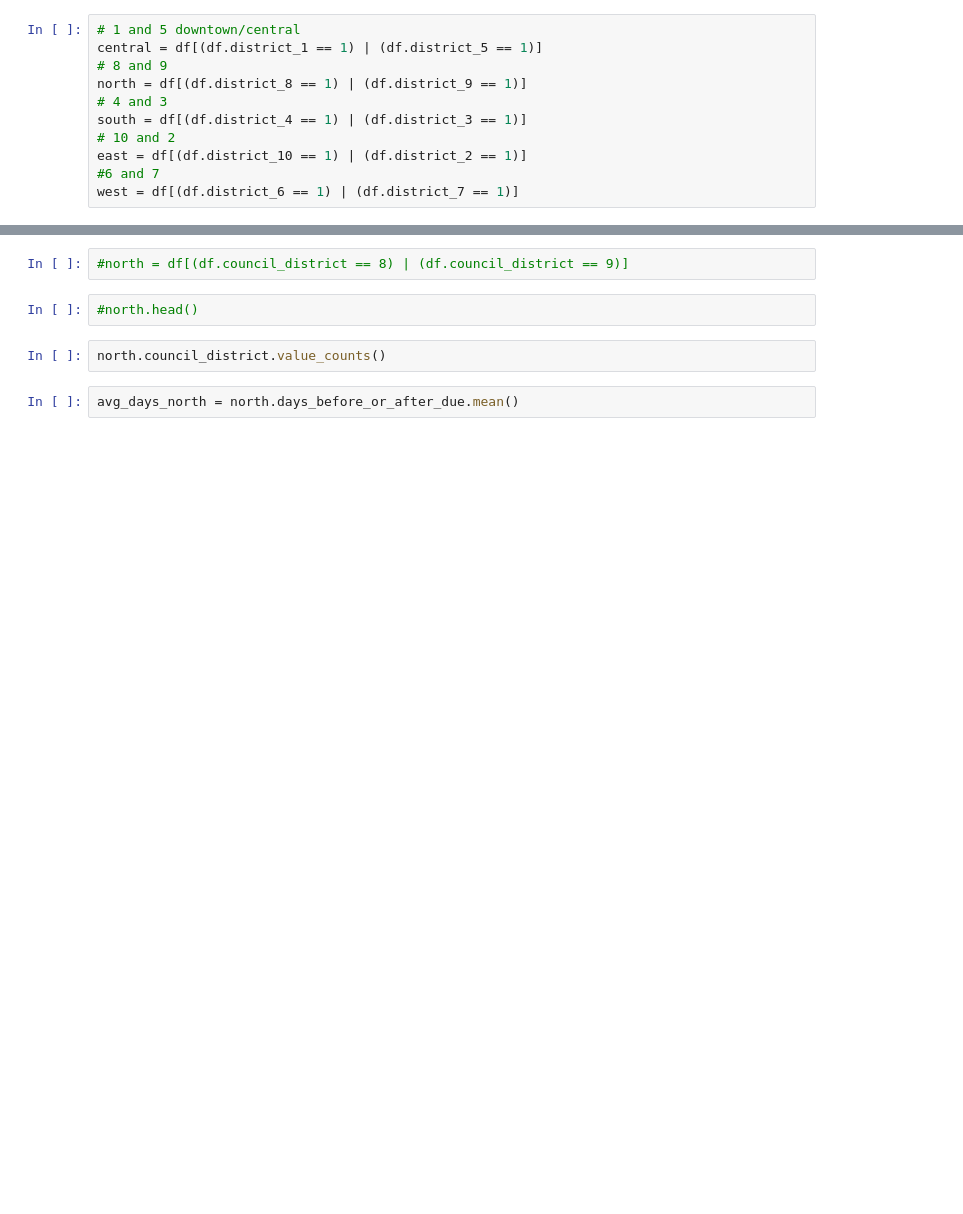
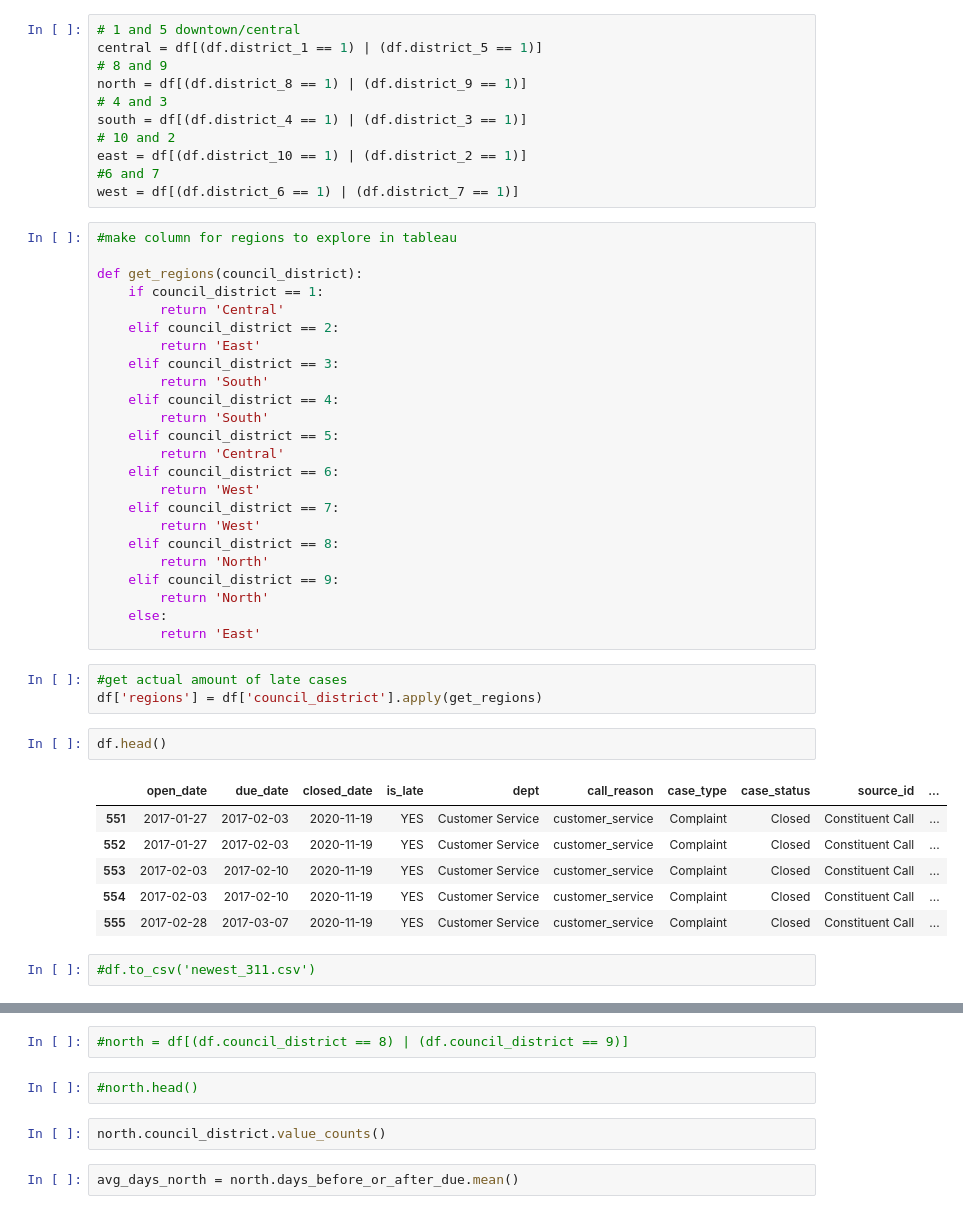
Before and after one commit to 3-1-1-Codeup/project, a Jupyter notebook: workbooks/lori/tableau.ipynb, the cells around one changed output, grey strips where cells are left out. Saved outputs shown, nothing was run; the diff lists cells and outputs as text; blank space fills up the shorter version.

```diff
--- a/workbooks/lori/tableau.ipynb
+++ b/workbooks/lori/tableau.ipynb
@@ -239,3 +266,41 @@ south = df[(df.district_4 == 1) | (df.district_3 == 1)]
 east = df[(df.district_10 == 1) | (df.district_2 == 1)]
 #6 and 7
 west = df[(df.district_6 == 1) | (df.district_7 == 1)]
+# %%
+#make column for regions to explore in tableau
+
+def get_regions(council_district):
+    if council_district == 1:
+        return 'Central'
+    elif council_district == 2:
+        return 'East'
+    elif council_district == 3:
+        return 'South'
+    elif council_district == 4:
+        return 'South'
+    elif council_district == 5:
+        return 'Central'
+    elif council_district == 6:
+        return 'West'
+    elif council_district == 7:
+        return 'West'
+    elif council_district == 8:
+        return 'North'
+    elif council_district == 9:
+        return 'North'
+    else:
+        return 'East'
+# %%
+#get actual amount of late cases
+df['regions'] = df['council_district'].apply(get_regions)
+# %%
+df.head()
+# %% [output]
+|  | open_date | due_date | closed_date | is_late | dept | call_reason | case_type | case_status | source_id | ... |
+| 551 | 2017-01-27 | 2017-02-03 | 2020-11-19 | YES | Customer Service | customer_service | Complaint | Closed | Constituent Call | ... |
+| 552 | 2017-01-27 | 2017-02-03 | 2020-11-19 | YES | Customer Service | customer_service | Complaint | Closed | Constituent Call | ... |
+| 553 | 2017-02-03 | 2017-02-10 | 2020-11-19 | YES | Customer Service | customer_service | Complaint | Closed | Constituent Call | ... |
+| 554 | 2017-02-03 | 2017-02-10 | 2020-11-19 | YES | Customer Service | customer_service | Complaint | Closed | Constituent Call | ... |
+| 555 | 2017-02-28 | 2017-03-07 | 2020-11-19 | YES | Customer Service | customer_service | Complaint | Closed | Constituent Call | ... |
+# %%
+#df.to_csv('newest_311.csv')
```
Also changed, not shown: parts of 18 cells of this notebook.
